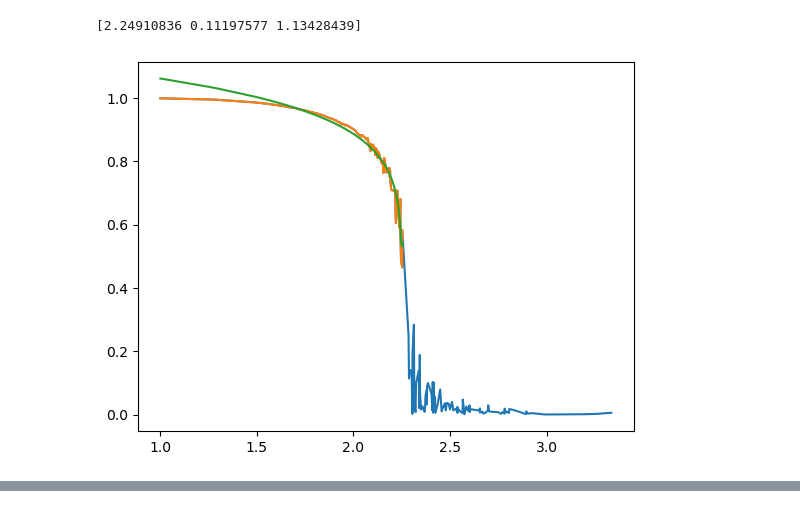
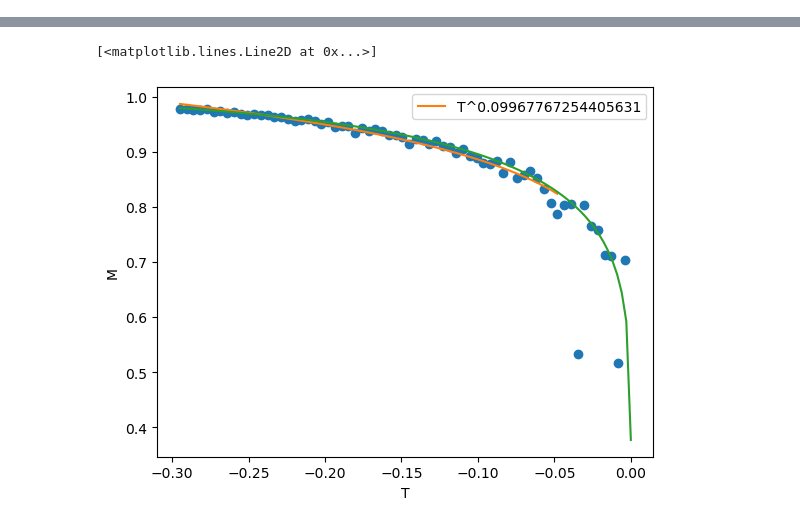
Before and after one commit to gfitez/ising, a Jupyter notebook: analyze.ipynb, the cells around one changed output, grey strips where cells are left out. Cells and saved outputs as stored; diff of their text form; code cells hidden in the pictures.

```diff
--- a/analyze.ipynb
+++ b/analyze.ipynb
@@ -9,4 +10,6 @@ import numpy as np
 # %%
+"""General Functions"""
+
 from ising import run_multi_core, set_input
 from glob import glob
 
@@ -22,13 +25,15 @@ def getRun(params = {}, use_cached=True):
     for key,value in params.items():
         inp[key]=value
 
+    #print(json.dumps(inp., sort_keys=True))
+    inphash = hashlib.md5(json.dumps(inp, sort_keys=True).encode()).hexdigest()
+    print(f"input hash: {inphash}")
 
-    inpstring = dict_to_string(inp)
 
     allRuns = glob("data/*")
     cached=False
     for run in allRuns:
-        if(inpstring in run and use_cached):
+        if(inphash in run and use_cached):
             print("Using cached run")
             cached=True
 
@@ -37,13 +42,12 @@ def getRun(params = {}, use_cached=True):
 
     allRuns = glob("data/*")
 
-    allRuns = [run for run in allRuns if inpstring in run]
+    allRuns = [run for run in allRuns if inphash in run]
+
+    assert(len(allRuns)==2)
 
     SCfile = [run for run in allRuns if "SC" in run]
     EMfile = [run for run in allRuns if "EM" in run]
-
-    print(allRuns)
-    print(SCfile[0])
 
     SC = pd.read_csv(SCfile[0], skiprows=[0,1,2])
     EM = pd.read_csv(EMfile[0], skiprows=[0,1,2])
@@ -59,3 +63,5 @@ def run(params = {}):
     inpstring = dict_to_string(inp)
 
     data = run_multi_core(inp)
+
+Tc=2.269
@@ -159,19 +128,36 @@ KeyboardInterrupt:
-# %%
-M=abs(EM["M_mean"])
-plt.plot(T,M)
-
-cutI=peakI+10
-leftM = M[0:cutI+1]
-leftT = T[0:cutI+1]
-
-def dwindle(x,Tc,a,b):
-    return b*np.abs((x-Tc)/Tc)**a
-
-plt.plot(leftT,leftM)
-
-popt, pcov = curve_fit(dwindle,leftT,leftM,(2.26,1/8,1))
-plt.plot(leftT,dwindle(leftT,*popt))
-print(popt)
-# %% [output]
-[2.24910836 0.11197577 1.13428439]
-[figure, removed]
+# %%
+"""Calculate beta"""
+
+#SC,EM = getRun({"t_step":0.01, "flip_perc":0.05, "N":40, "t_min":1.6, "t_max":2.3, "n_burnin":75000, "n_steps":100000, "b_top":10, "t_top":20, "use_gaussian":False})
+
+
+EM=EM[EM["Temp"]<Tc]
+
+M=abs(EM["M_mean"])
+T=(EM["Temp"]-Tc)/Tc
+plt.plot(T,M,"o")
+
+def sloop(t,Tc,beta,b):
+    return b*np.abs(t)**beta
+#def line(x,m,b):
+#    return x*m+b
+
+iMin=0
+iMax=len(T)-10
+
+popt,pcov = curve_fit(sloop,T[iMin:iMax],M[iMin:iMax],p0=(2.2,1/8,1))
+#popt,pcov = curve_fit(line,T[iMin:iMax],M[iMin:iMax])
+print(popt)
+
+plt.plot(T[iMin:iMax],sloop(T[iMin:iMax],*popt),label=f"T^{popt[1]}")
+plt.xlabel("T")
+plt.ylabel("M")
+plt.legend()
+#plt.yscale("log")
+#plt.xscale("log")
+
+def analyticalM(T):
+    return (1-np.sinh(2/(T*Tc+Tc))**-4)**0.125
+
+plt.plot(np.linspace(np.min(T),0,100),analyticalM(np.linspace(np.min(T),0,100)))
+# %% [output]
@@ -177,0 +168,2 @@ print(popt)
+[<matplotlib.lines.Line2D at 0x...>]
+[figure, added]
```
Also changed, not shown: parts of 10 cells of this notebook, 1 other file.
